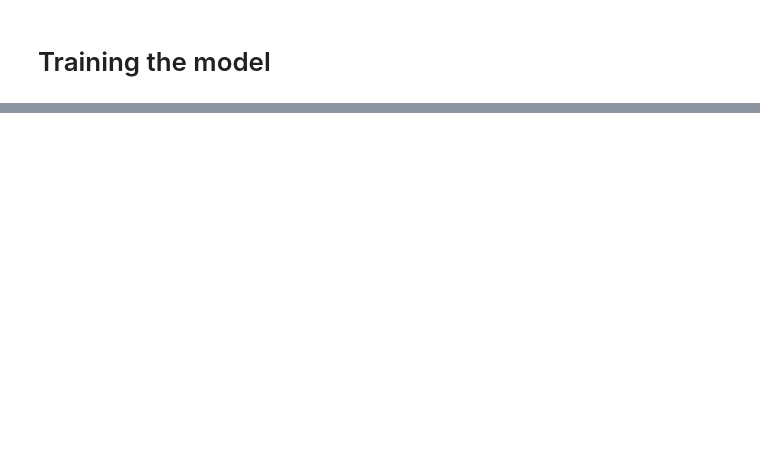
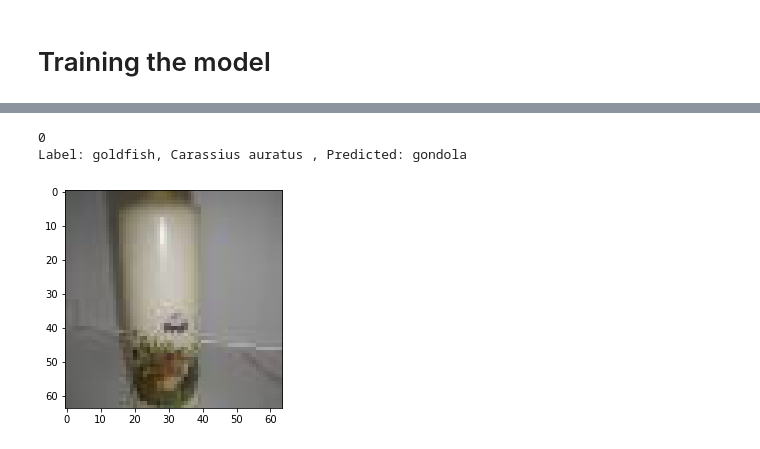
Before and after one commit to YorkNishi999/cs760pj, a Jupyter notebook: DeViSE_img_CNN.ipynb, the cells around one changed output, grey strips where cells are left out. Saved outputs shown, nothing was run; the diff lists cells and outputs as text; code cells hidden in the pictures; blank space fills up the shorter version.

```diff
--- a/DeViSE_img_CNN.ipynb
+++ b/DeViSE_img_CNN.ipynb
@@ -326,0 +434,19 @@ IndexError: Target 81 is out of bounds.
+# %%
+def predict_image(img, model):
+    # Convert to a batch of 1
+    xb = to_device(img.unsqueeze(0), device)
+    # Get predictions from model
+    yb = model(xb)
+    # Pick index with highest probability
+    _, preds  = torch.max(yb, dim=1)
+    # Retrieve the class label
+    return train_dataset.classes[preds[0].item()]
+# %%
+img, label = test_dataset[0]
+print(label)
+plt.imshow(img.permute(1, 2, 0))
+print('Label:', train_dataset.classes[label], ', Predicted:', predict_image(img, model))
+# %% [output]
+0
+Label: goldfish, Carassius auratus , Predicted: gondola
+[figure, added]
```
Also changed, not shown: parts of 18 cells of this notebook, 1 other file.
